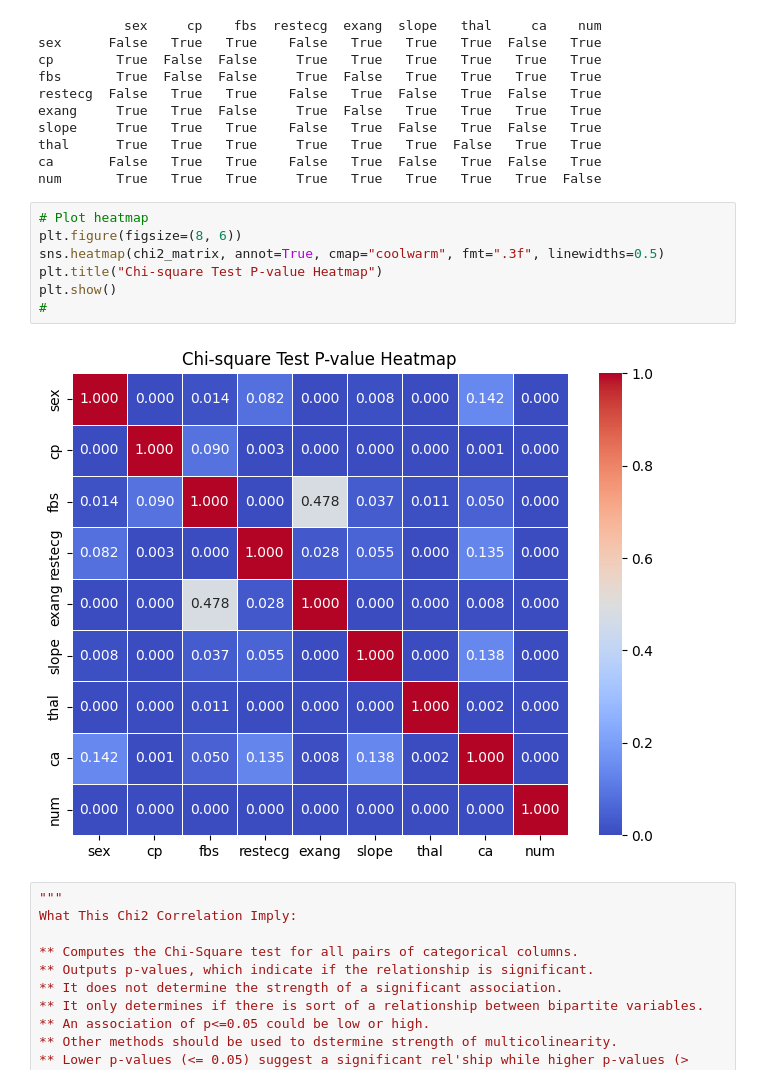
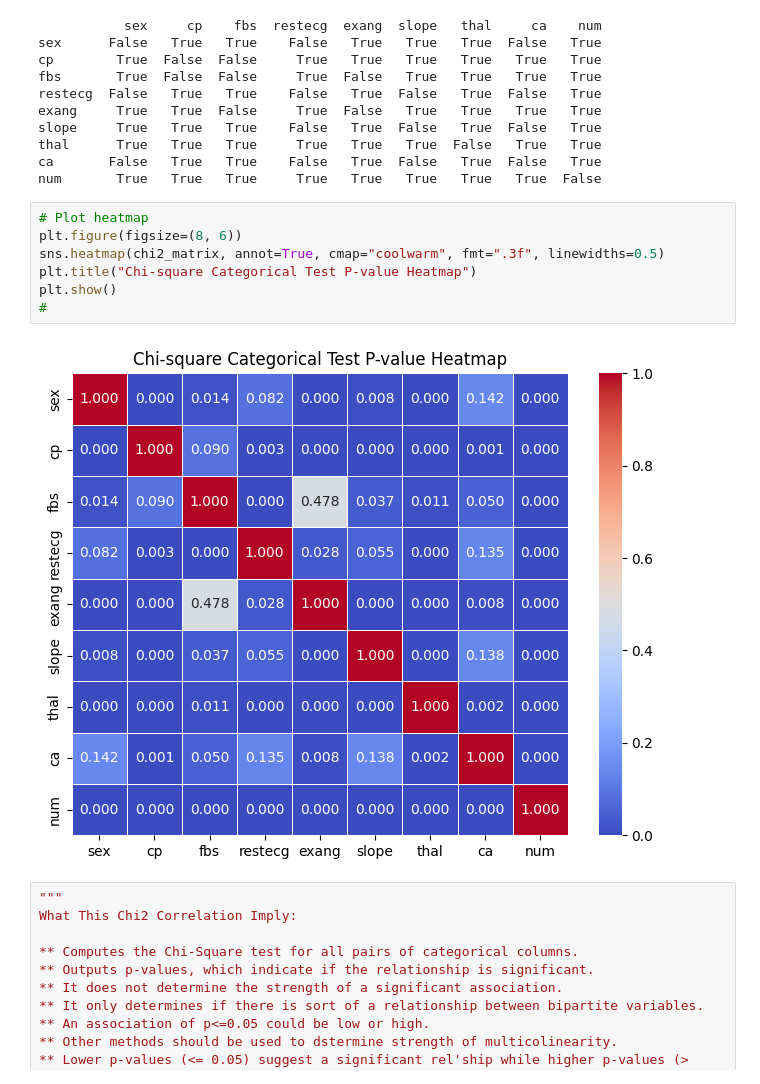
Before and after one commit to butronx/IDEAS_Project_Group7, a Jupyter notebook: project_copy03.ipynb, the cells around one changed output. Drawn from its saved outputs; the diff is of its cells as text.

```diff
--- a/project_copy03.ipynb
+++ b/project_copy03.ipynb
@@ -847,12 +846,12 @@ num       True   True   True     True   True   True   True   True  False
 # %%
 # Plot heatmap
 plt.figure(figsize=(8, 6))
 sns.heatmap(chi2_matrix, annot=True, cmap="coolwarm", fmt=".3f", linewidths=0.5)
-plt.title("Chi-square Test P-value Heatmap")
+plt.title("Chi-square Categorical Test P-value Heatmap")
 plt.show()
 #
 # %% [output]
-[figure, old version]
+[figure, new version]
 # %%
 """
 What This Chi2 Correlation Imply:
```
Also changed, not shown: parts of 20 cells of this notebook.
